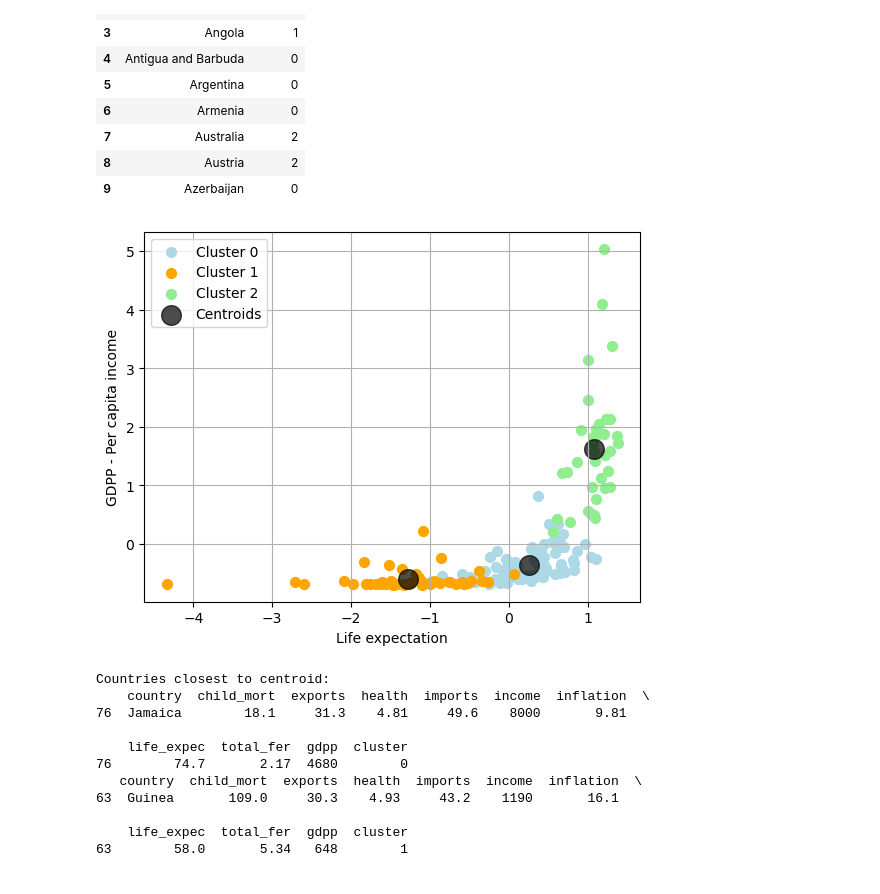
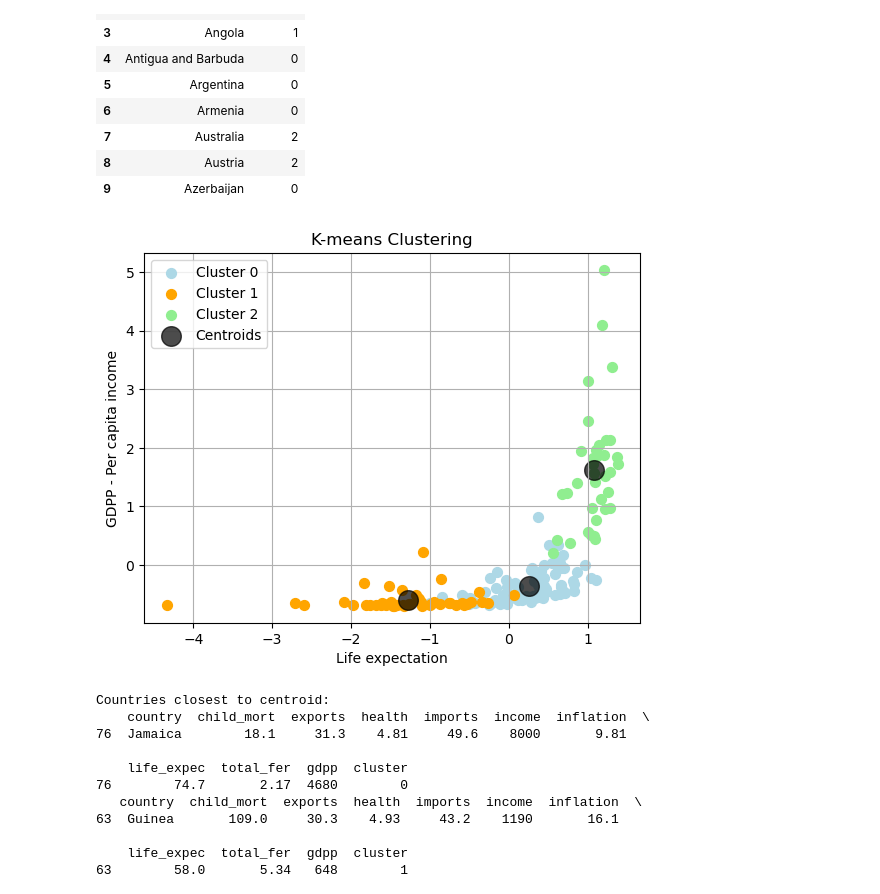
Before and after one commit to LuizTokuhara/clustering, a Jupyter notebook: notebooks/country-data-kmeans.ipynb, the cells around one changed output. Cells and saved outputs as stored; diff of their text form; code cells hidden in the pictures.

```diff
--- a/notebooks/country-data-kmeans.ipynb
+++ b/notebooks/country-data-kmeans.ipynb
@@ -129,26 +128,27 @@ kmeans_countries_df[['country', 'cluster']].head(10)
 # %%
 centers = kmeans.cluster_centers_
 
 # Cluster colors
 colors = ['lightblue', 'orange', 'lightgreen']
 
 # Plot each cluster with a specific color and label
 for cluster in range(k_cluster):
     plt.scatter(scaled_data[y_kmeans == cluster, 6], scaled_data[y_kmeans == cluster, 8],
                 color=colors[cluster], s=50, label=f'Cluster {cluster}')
 
+plt.title("K-means Clustering")
 plt.xlabel('Life expectation')
 plt.ylabel('GDPP - Per capita income')
 
 # Plot centroids
 plt.scatter(centers[:, 6], centers[:, 8], c='black', s=200, alpha=0.7, label='Centroids')
 
 # Display the legend
 plt.legend()
 plt.grid(True)
 plt.show()
 # %% [output]
-[figure, old version]
+[figure, new version]
 # %%
 closest, _ = pairwise_distances_argmin_min(centers, scaled_data)
 
```
Also changed, not shown: parts of 14 cells of this notebook.
